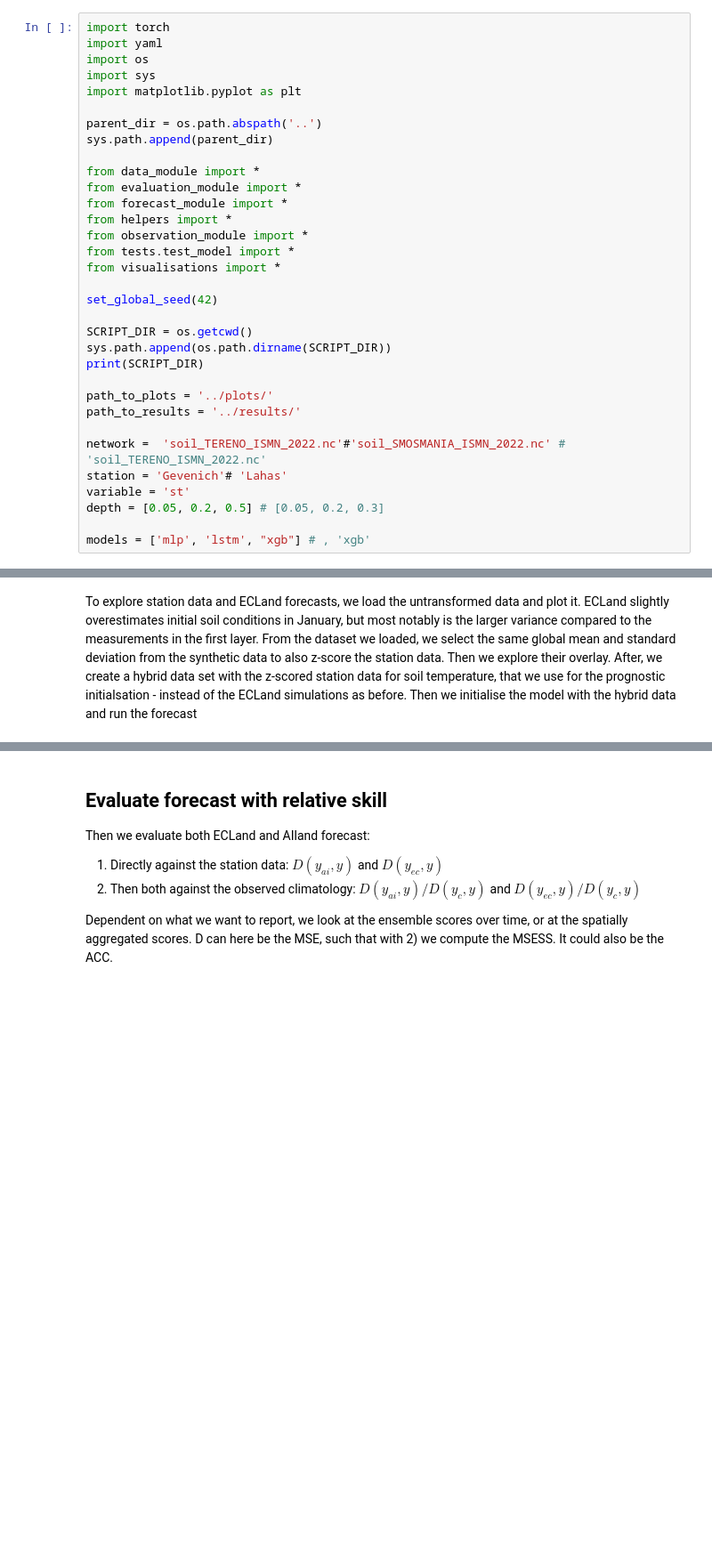
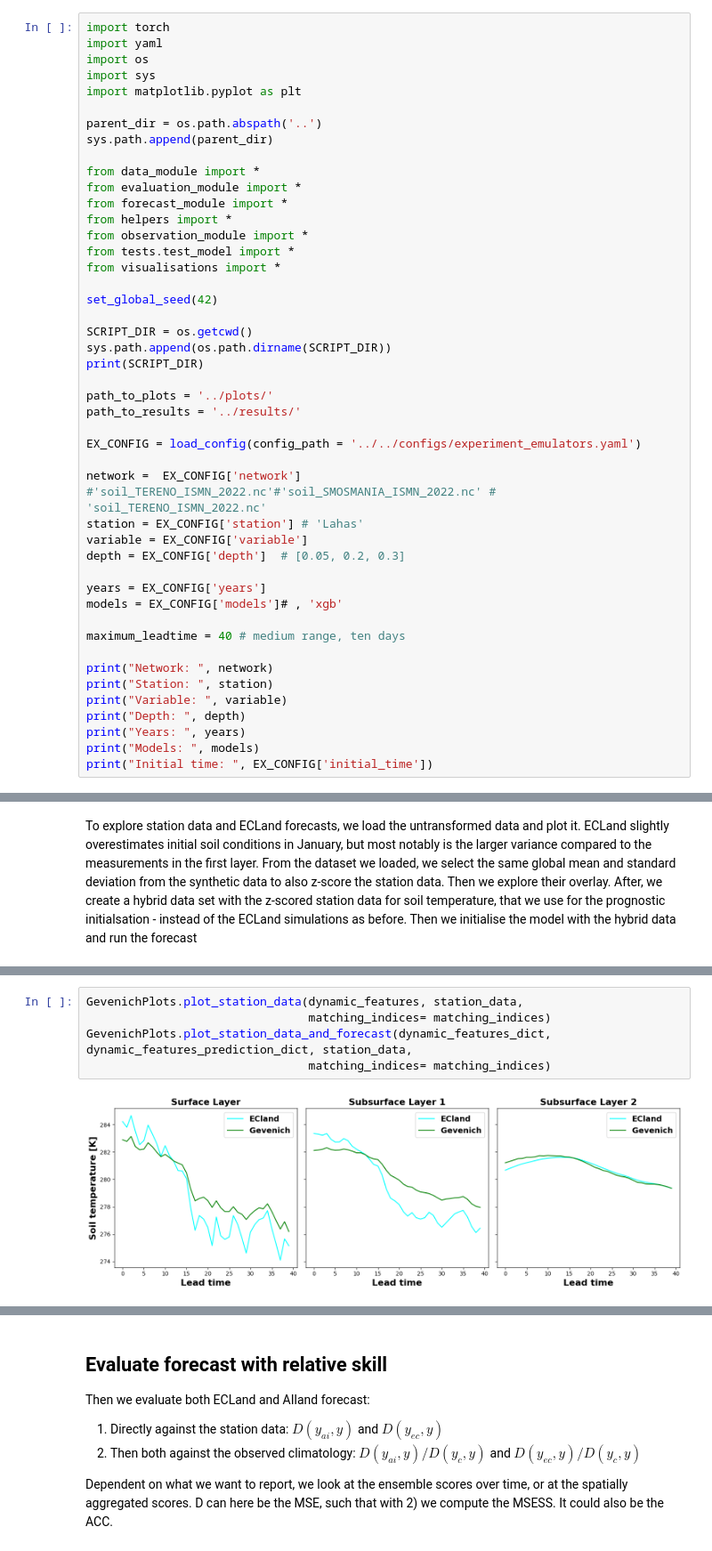
Before and after one commit to MWesselkamp/forecast-horizons, a Jupyter notebook: ecland-emulator/notebooks/evaluation_template.ipynb, the cells around one changed output, grey strips where cells are left out. Shown at 89% size. Drawn from its saved outputs; the diff is of its cells as text; blank space fills up the shorter version.

Commit message:
medium-range horizons

```diff
--- a/ecland-emulator/notebooks/evaluation_template.ipynb
+++ b/ecland-emulator/notebooks/evaluation_template.ipynb
@@ -29,12 +29,25 @@ print(SCRIPT_DIR)
 path_to_plots = '../plots/'
 path_to_results = '../results/'
 
-network =  'soil_TERENO_ISMN_2022.nc'#'soil_SMOSMANIA_ISMN_2022.nc' # 'soil_TERENO_ISMN_2022.nc'
-station = 'Gevenich'# 'Lahas'
-variable = 'st'
-depth = [0.05, 0.2, 0.5] # [0.05, 0.2, 0.3]
+EX_CONFIG = load_config(config_path = '../../configs/experiment_emulators.yaml')
 
-models = ['mlp', 'lstm', "xgb"] # , 'xgb'
+network =  EX_CONFIG['network'] #'soil_TERENO_ISMN_2022.nc'#'soil_SMOSMANIA_ISMN_2022.nc' # 'soil_TERENO_ISMN_2022.nc'
+station = EX_CONFIG['station'] # 'Lahas'
+variable = EX_CONFIG['variable']
+depth = EX_CONFIG['depth']  # [0.05, 0.2, 0.3]
+
+years = EX_CONFIG['years']
+models = EX_CONFIG['models']# , 'xgb'
+
+maximum_leadtime = 40 # medium range, ten days
+
+print("Network: ", network)
+print("Station: ", station)
+print("Variable: ", variable)
+print("Depth: ", depth)
+print("Years: ", years)
+print("Models: ", models)
+print("Initial time: ", EX_CONFIG['initial_time'])
 # %% [output]
 /etc/ecmwf/nfs/dh1_home_a/pamw/PycharmProjects/forecast-horizons/ecland-emulator
 cpu
@@ -157,0 +172,7 @@ Backtransforming
+# %%
+GevenichPlots.plot_station_data(dynamic_features, station_data,
+                                matching_indices= matching_indices)
+GevenichPlots.plot_station_data_and_forecast(dynamic_features_dict, dynamic_features_prediction_dict, station_data,
+                                matching_indices= matching_indices)
+# %% [output]
+[figure, added]
```
Also changed, not shown: parts of 9 cells of this notebook, 7 other files.
